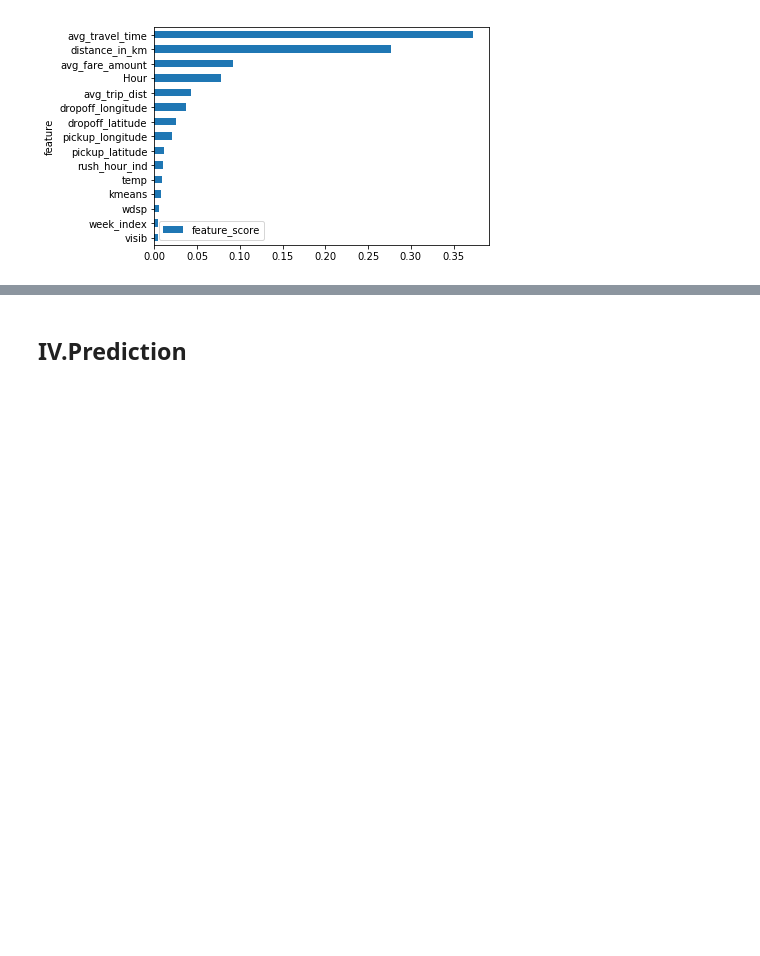
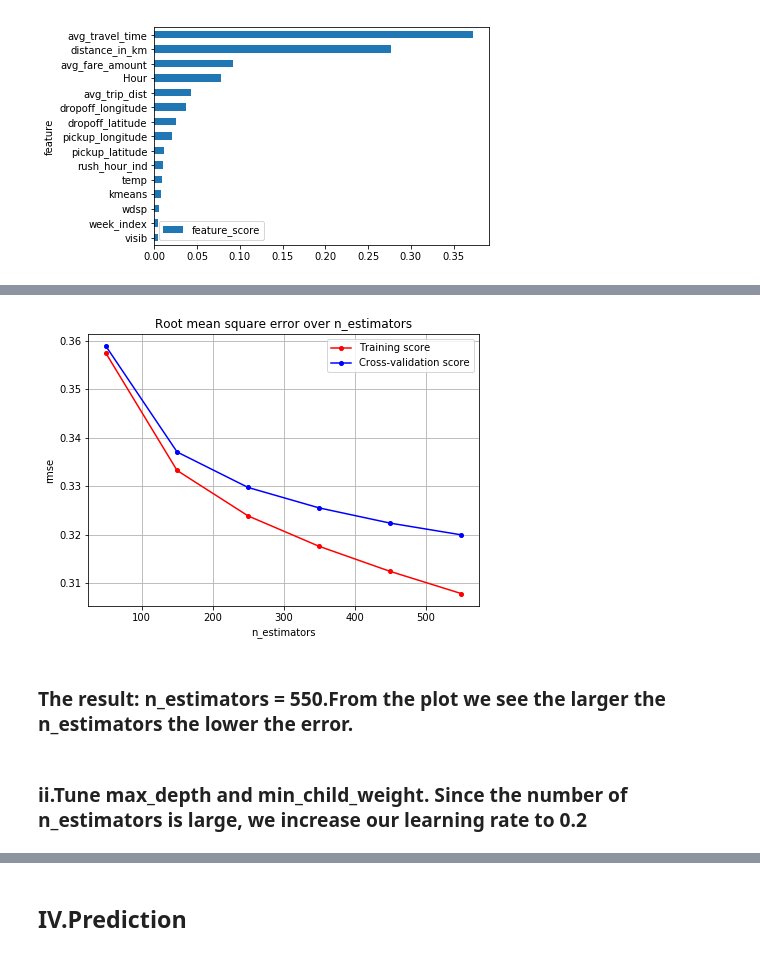
Before and after one commit to XinXia2019/NYC-TLC-Yellow-Taxi-ETA, a Jupyter notebook: NYC-TLC-Yellow-Taxi-ETA-Copy3.ipynb, the cells around one changed output, grey strips where cells are left out. Drawn from its saved outputs; the diff is of its cells as text; code cells hidden in the pictures; blank space fills up the shorter version.

```diff
--- a/NYC-TLC-Yellow-Taxi-ETA-Copy3.ipynb
+++ b/NYC-TLC-Yellow-Taxi-ETA-Copy3.ipynb
@@ -737,0 +825,14 @@ show_feature_importance(feature=X.columns, model=boost_reg)
+# %%
+xgb_n_est = range(50,600,100)
+param_test1 = {
+'booster':['gbtree'],
+'objective': ['reg:squarederror'],
+'eval_metric': ['rmse'],
+'learning_rate':[0.1],
+'gamma':[0],
+'max_depth':[6],
+'min_child_weight':[1],
+'subsample':[0.8],
+'colsample_bytree':[0.8],
+'n_estimators':xgb_n_est
+}
@@ -737,0 +856,8 @@ show_feature_importance(feature=X.columns, model=boost_reg)
+# %%
+plot_learning_cv(xgb_grid1,xgb_n_est,'n_estimators')
+# %% [output]
+[figure, added]
+# %% [markdown]
+### The result:  n_estimators = 550.From the plot we see the larger the n_estimators the lower the error.
+# %% [markdown]
+### ii.Tune max_depth and min_child_weight. Since the number of n_estimators is large, we increase our learning rate to 0.2
```
Also changed, not shown: parts of 78 cells of this notebook.
